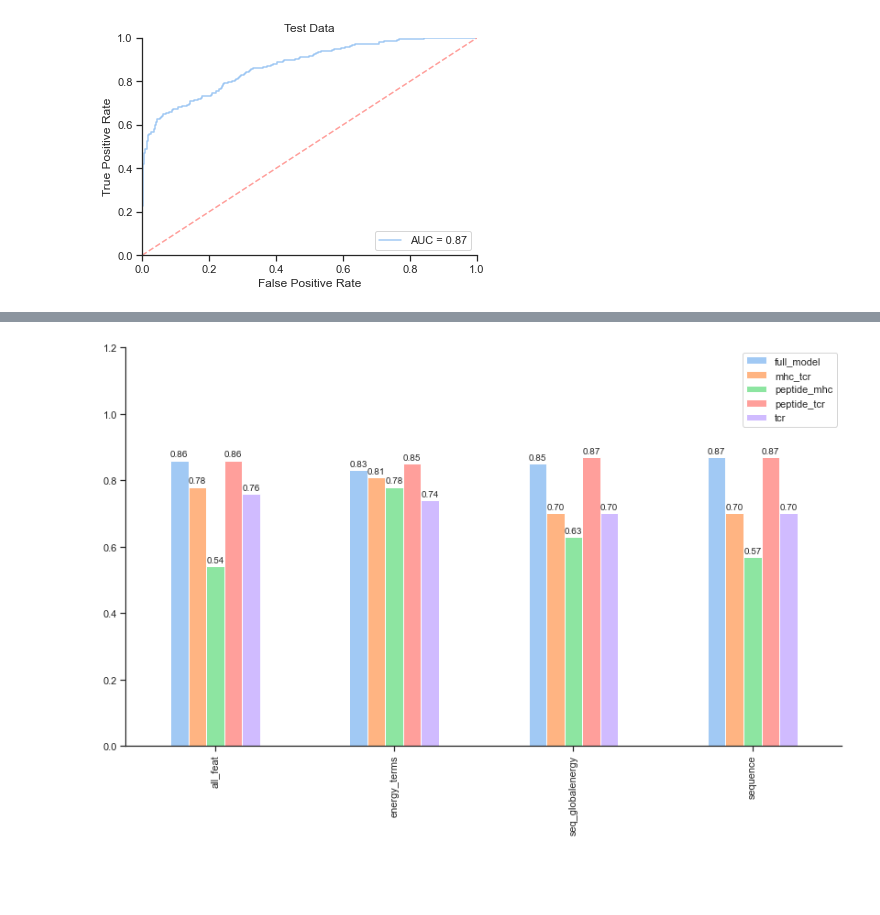
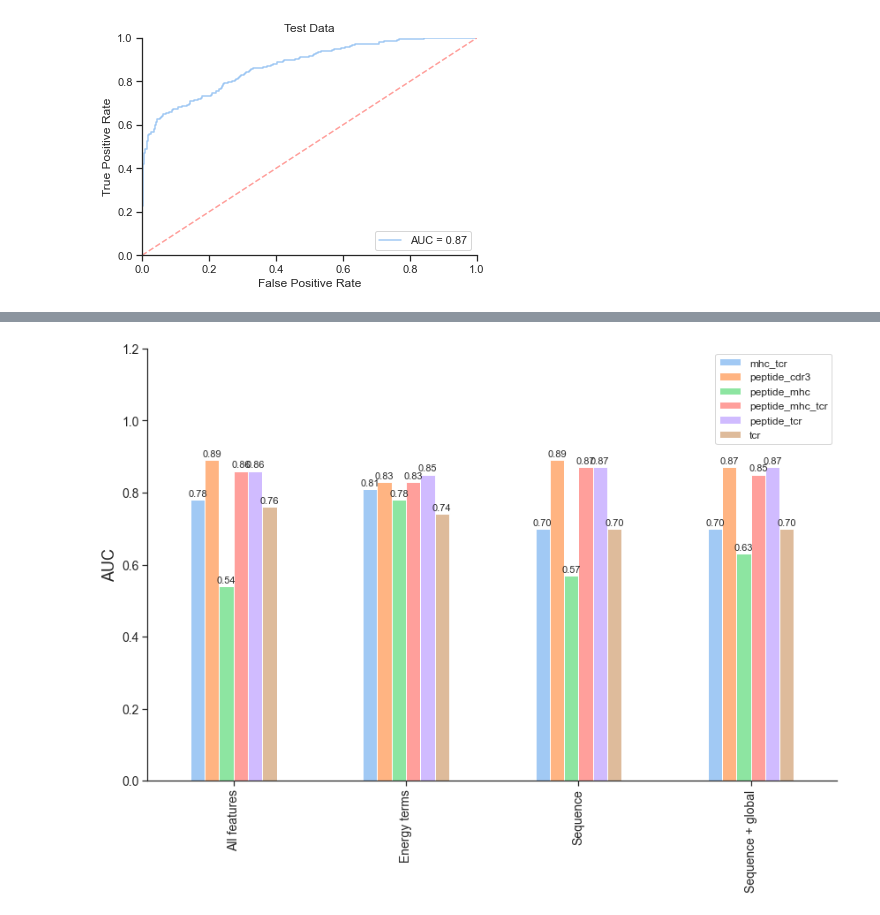
Before and after one commit to chrhjoh/speciale, a Jupyter notebook: modeling/src/notebooks/02_minimize_input.ipynb, the cells around one changed output, grey strips where cells are left out. Saved outputs shown, nothing was run; the diff lists cells and outputs as text; code cells hidden in the pictures; blank space fills up the shorter version.

```diff
--- a/modeling/src/notebooks/02_minimize_input.ipynb
+++ b/modeling/src/notebooks/02_minimize_input.ipynb
@@ -326,0 +291,17 @@ results
+# %%
+import pandas as pd
+import numpy as np
+import matplotlib.pyplot as plt
+arrays=[np.array(["All features", "All features", "All features", "All features", "All features", "All features",
+       "Sequence", "Sequence", "Sequence", "Sequence", "Sequence", "Sequence",
+       "Energy terms", "Energy terms", "Energy terms", "Energy terms", "Energy terms", "Energy terms",
+       "Sequence + global", "Sequence + global", "Sequence + global", "Sequence + global", "Sequence + global", "Sequence + global"])
+       ,
+       np.array(["peptide_mhc_tcr", "peptide_tcr", "mhc_tcr", "tcr", "peptide_mhc", "peptide_cdr3",
+       "peptide_mhc_tcr", "peptide_tcr", "mhc_tcr", "tcr", "peptide_mhc", "peptide_cdr3",
+       "peptide_mhc_tcr", "peptide_tcr", "mhc_tcr", "tcr", "peptide_mhc", "peptide_cdr3",
+       "peptide_mhc_tcr", "peptide_tcr", "mhc_tcr", "tcr", "peptide_mhc", "peptide_cdr3"])]
+
+results= pd.DataFrame({"auc_test" : [0.86, 0.86, 0.78, 0.76, 0.54, 0.89, 0.87, 0.87, 0.70, 0.70, 0.57, 0.89, 0.83, 0.85, 0.81, 0.74, 0.78, 0.83, 0.85, 0.87, 0.70, 0.70, 0.63, 0.87],
+  }, index=arrays)
+results
@@ -327,9 +326,12 @@ results
 # %%
-plt.figure(figsize=(14,8))
+plt.figure(figsize=(14,9))
 ax = plt.gca()
-results["auc_test"].unstack().plot(kind='bar', ax=ax, ylim=(0,1.2))
+results["auc_test"].unstack().plot(kind='bar', ax=ax, ylim=(0,1.2), fontsize=14)
 for container in ax.containers:
-    ax.bar_label(container, padding=2, fmt="%.2f", fontsize=10)
+    ax.bar_label(container, padding=2, fmt="%.2f", fontsize=11)
+ax.set_ylabel("AUC", fontsize=18)
+ax.legend(fontsize=12)
+plt.savefig("../../../../plots/reduce_input.png", dpi=300, pad_inches=0.1, bbox_inches="tight")
 # %% [output]
-[figure, old version]
+[figure, new version]
 # %%
```
Also changed, not shown: parts of 5 cells of this notebook, 5 other files.
